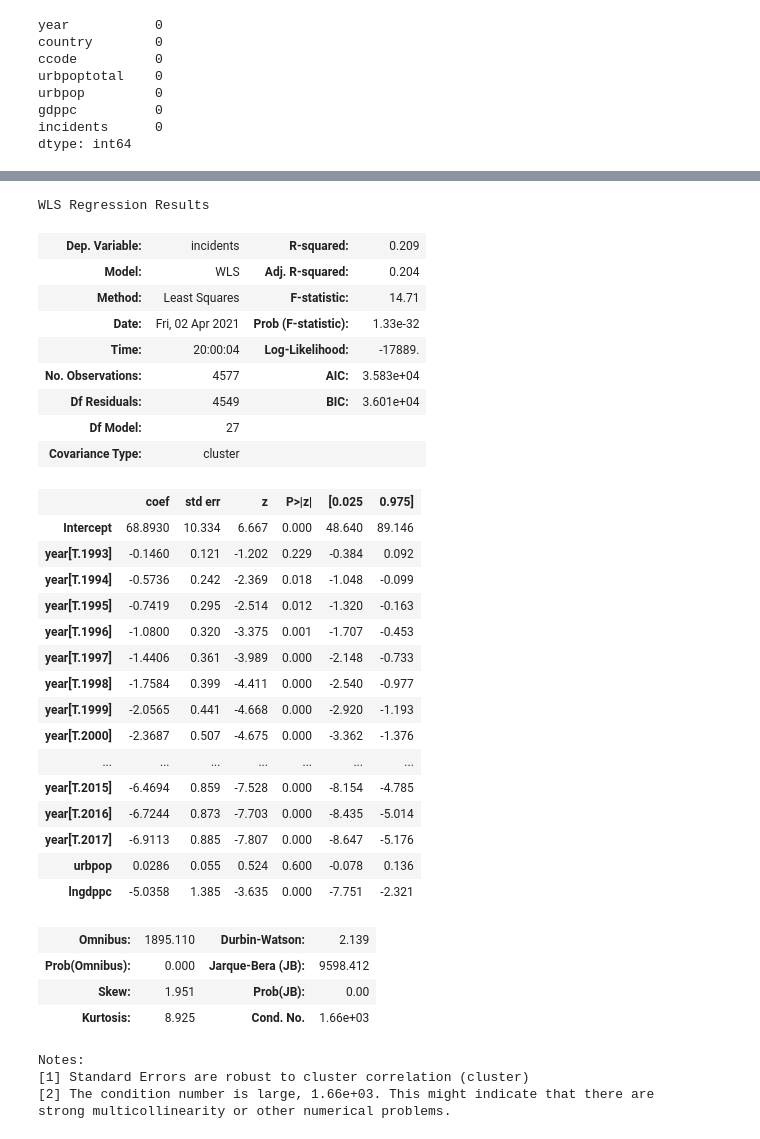
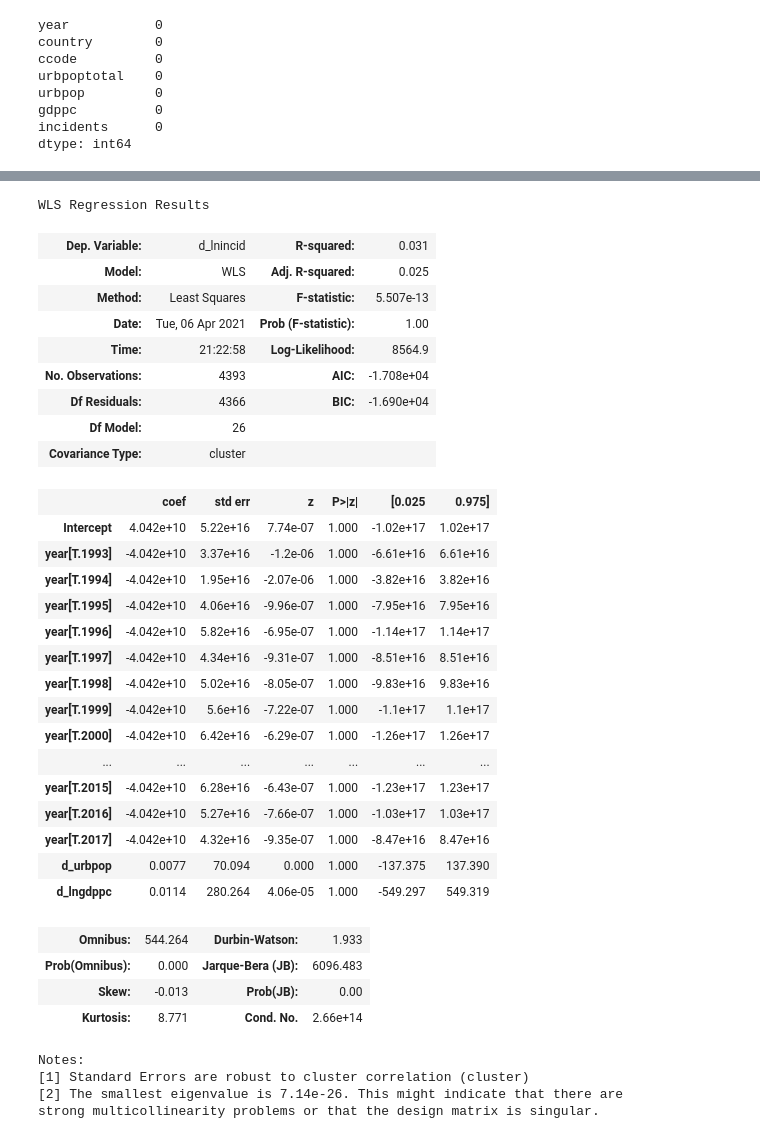
Before and after one commit to Swdenis/roadIncidents, a Jupyter notebook: Project_code.ipynb, the cells around one changed output, grey strips where cells are left out. Cells and saved outputs as stored; diff of their text form; code cells hidden in the pictures.

```diff
--- a/Project_code.ipynb
+++ b/Project_code.ipynb
@@ -176,7 +180,12 @@ urban_population.groupby('country').agg(lambda x: x.isnull().sum()).sort_values(
 cond1=urban_population.country != 'Kosovo'
 cond2=urban_population.country != 'St. Martin (French part)'
 cond3=urban_population.country != 'Eritrea'
-condition=cond1 & cond2 & cond3
+cond4=urban_population.country != 'Djibouti'
+cond5=urban_population.country != 'Turks and Caicos Islands'
+cond6=urban_population.country != 'Sint Maarten (Dutch part)'
+cond7=urban_population.country != 'Cayman Islands'
+
+condition=cond1 & cond2 & cond3 & cond4 & cond5 & cond6 & cond7
 urban_population = urban_population[condition]
 # %%
 urban_population=urban_population.dropna(axis=0,thresh=6)
@@ -334,9 +351,9 @@ data.year=data.year.astype("category")
 countries_grouped = data.groupby("country")
 # %%
 data["lngdppc"] = countries_grouped["gdppc"].transform(np.log)
-data["lnurbpoptotal"] = countries_grouped["urbpoptotal"].transform(np.log)
 data["d_lngdppc"] = countries_grouped["lngdppc"].transform("diff")
-data["d_lnurbpoptotal"] = countries_grouped["lnurbpoptotal"].transform("diff")
 data["d_incid"] = countries_grouped["incidents"].transform("diff")
 data["d_urbpop"] = countries_grouped["urbpop"].transform("diff")
+data["lnincid"] = countries_grouped["incidents"].transform(np.log)
+data["d_lnincid"] = countries_grouped["lnincid"].transform("diff")
 # %%
@@ -356,43 +373,43 @@ data.head()
 # %%
-model = smf.wls("incidents ~ urbpop + lngdppc + year", data)
+model = smf.wls("d_lnincid ~ d_urbpop + d_lngdppc + year", data)
 fd_lm = model.fit(
     cov_type="cluster",
     cov_kwds={"groups": data.loc[model.data.row_labels, "country"]},
 )
 fd_lm.summary()
 # %% [output]
 WLS Regression Results
-| Dep. Variable: | incidents | R-squared: | 0.209 |
-| Model: | WLS | Adj. R-squared: | 0.204 |
-| Method: | Least Squares | F-statistic: | 14.71 |
-| Date: | Fri, 02 Apr 2021 | Prob (F-statistic): | 1.33e-32 |
-| Time: | 20:00:04 | Log-Likelihood: | -17889. |
-| No. Observations: | 4577 | AIC: | 3.583e+04 |
-| Df Residuals: | 4549 | BIC: | 3.601e+04 |
-| Df Model: | 27 |  |  |
+| Dep. Variable: | d_lnincid | R-squared: | 0.031 |
+| Model: | WLS | Adj. R-squared: | 0.025 |
+| Method: | Least Squares | F-statistic: | 5.507e-13 |
+| Date: | Tue, 06 Apr 2021 | Prob (F-statistic): | 1.00 |
+| Time: | 21:22:58 | Log-Likelihood: | 8564.9 |
+| No. Observations: | 4393 | AIC: | -1.708e+04 |
+| Df Residuals: | 4366 | BIC: | -1.690e+04 |
+| Df Model: | 26 |  |  |
 | Covariance Type: | cluster |  |  |
 |  | coef | std err | z | P>|z| | [0.025 | 0.975] |
-| Intercept | 68.8930 | 10.334 | 6.667 | 0.000 | 48.640 | 89.146 |
-| year[T.1993] | -0.1460 | 0.121 | -1.202 | 0.229 | -0.384 | 0.092 |
-| year[T.1994] | -0.5736 | 0.242 | -2.369 | 0.018 | -1.048 | -0.099 |
-| year[T.1995] | -0.7419 | 0.295 | -2.514 | 0.012 | -1.320 | -0.163 |
-| year[T.1996] | -1.0800 | 0.320 | -3.375 | 0.001 | -1.707 | -0.453 |
-| year[T.1997] | -1.4406 | 0.361 | -3.989 | 0.000 | -2.148 | -0.733 |
-| year[T.1998] | -1.7584 | 0.399 | -4.411 | 0.000 | -2.540 | -0.977 |
-| year[T.1999] | -2.0565 | 0.441 | -4.668 | 0.000 | -2.920 | -1.193 |
-| year[T.2000] | -2.3687 | 0.507 | -4.675 | 0.000 | -3.362 | -1.376 |
+| Intercept | 4.042e+10 | 5.22e+16 | 7.74e-07 | 1.000 | -1.02e+17 | 1.02e+17 |
+| year[T.1993] | -4.042e+10 | 3.37e+16 | -1.2e-06 | 1.000 | -6.61e+16 | 6.61e+16 |
+| year[T.1994] | -4.042e+10 | 1.95e+16 | -2.07e-06 | 1.000 | -3.82e+16 | 3.82e+16 |
+| year[T.1995] | -4.042e+10 | 4.06e+16 | -9.96e-07 | 1.000 | -7.95e+16 | 7.95e+16 |
+| year[T.1996] | -4.042e+10 | 5.82e+16 | -6.95e-07 | 1.000 | -1.14e+17 | 1.14e+17 |
+| year[T.1997] | -4.042e+10 | 4.34e+16 | -9.31e-07 | 1.000 | -8.51e+16 | 8.51e+16 |
+| year[T.1998] | -4.042e+10 | 5.02e+16 | -8.05e-07 | 1.000 | -9.83e+16 | 9.83e+16 |
+| year[T.1999] | -4.042e+10 | 5.6e+16 | -7.22e-07 | 1.000 | -1.1e+17 | 1.1e+17 |
+| year[T.2000] | -4.042e+10 | 6.42e+16 | -6.29e-07 | 1.000 | -1.26e+17 | 1.26e+17 |
 | ... | ... | ... | ... | ... | ... | ... |
-| year[T.2015] | -6.4694 | 0.859 | -7.528 | 0.000 | -8.154 | -4.785 |
-| year[T.2016] | -6.7244 | 0.873 | -7.703 | 0.000 | -8.435 | -5.014 |
-| year[T.2017] | -6.9113 | 0.885 | -7.807 | 0.000 | -8.647 | -5.176 |
-| urbpop | 0.0286 | 0.055 | 0.524 | 0.600 | -0.078 | 0.136 |
-| lngdppc | -5.0358 | 1.385 | -3.635 | 0.000 | -7.751 | -2.321 |
+| year[T.2015] | -4.042e+10 | 6.28e+16 | -6.43e-07 | 1.000 | -1.23e+17 | 1.23e+17 |
+| year[T.2016] | -4.042e+10 | 5.27e+16 | -7.66e-07 | 1.000 | -1.03e+17 | 1.03e+17 |
+| year[T.2017] | -4.042e+10 | 4.32e+16 | -9.35e-07 | 1.000 | -8.47e+16 | 8.47e+16 |
+| d_urbpop | 0.0077 | 70.094 | 0.000 | 1.000 | -137.375 | 137.390 |
+| d_lngdppc | 0.0114 | 280.264 | 4.06e-05 | 1.000 | -549.297 | 549.319 |
-| Omnibus: | 1895.110 | Durbin-Watson: | 2.139 |
-| Prob(Omnibus): | 0.000 | Jarque-Bera (JB): | 9598.412 |
-| Skew: | 1.951 | Prob(JB): | 0.00 |
-| Kurtosis: | 8.925 | Cond. No. | 1.66e+03 |
+| Omnibus: | 544.264 | Durbin-Watson: | 1.933 |
+| Prob(Omnibus): | 0.000 | Jarque-Bera (JB): | 6096.483 |
+| Skew: | -0.013 | Prob(JB): | 0.00 |
+| Kurtosis: | 8.771 | Cond. No. | 2.66e+14 |
 Notes:
 [1] Standard Errors are robust to cluster correlation (cluster)
-[2] The condition number is large, 1.66e+03. This might indicate that there are
-strong multicollinearity or other numerical problems.
+[2] The smallest eigenvalue is 7.14e-26. This might indicate that there are
+strong multicollinearity problems or that the design matrix is singular.
 # %%
```
Also changed, not shown: parts of 26 cells of this notebook.
